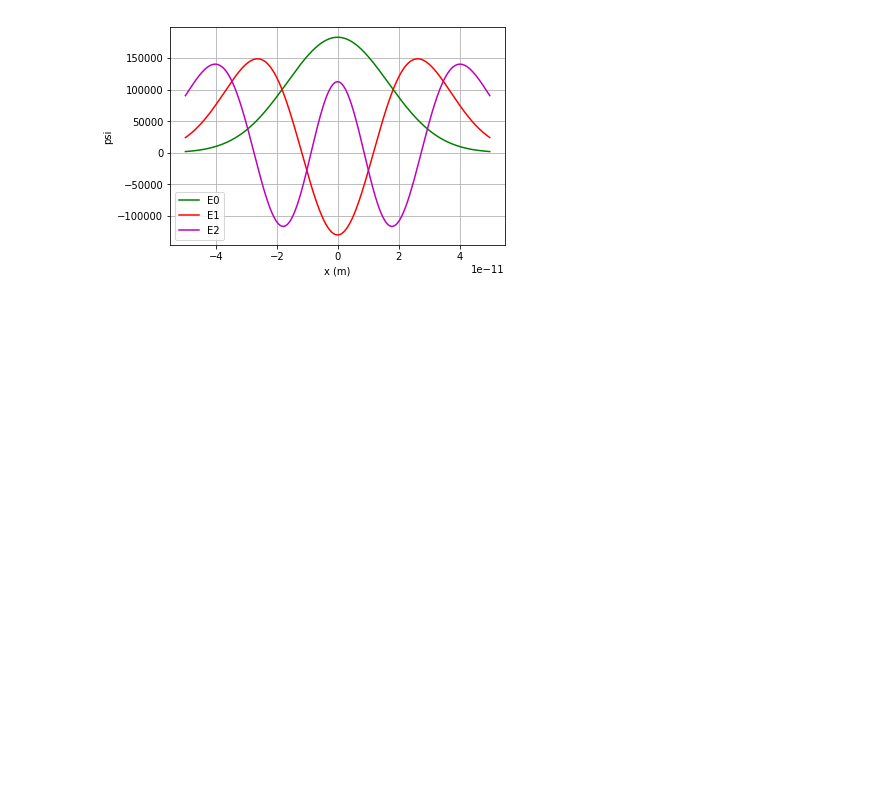
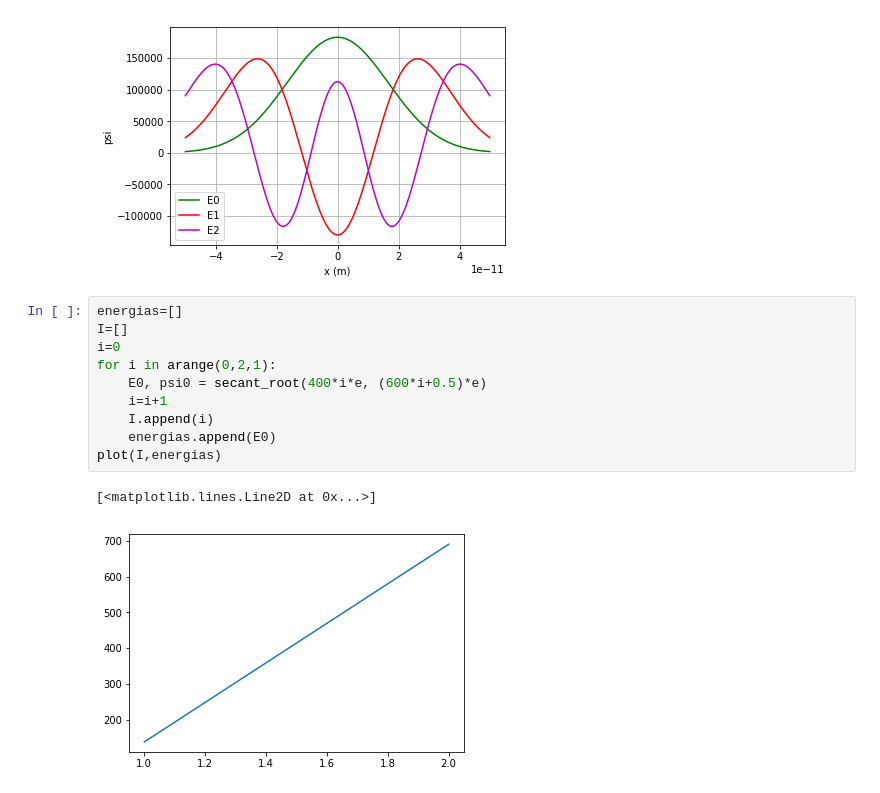
Before and after one commit to fiscompunipamplona/tll-quantum-oscill-andres050212, a Jupyter notebook: quantum_osc.ipynb, the cells around one changed output. Saved outputs shown, nothing was run; the diff lists cells and outputs as text; blank space fills up the shorter version.

```diff
--- a/quantum_osc.ipynb
+++ b/quantum_osc.ipynb
@@ -211,3 +212,16 @@ E_0 =  138.0288124160085 eV
 E_1 =  690.1440340423551 eV
 E_2 =  1242.2593011558902 eV
 [figure]
+# %%
+energias=[]
+I=[]
+i=0
+for i in arange(0,2,1):
+    E0, psi0 = secant_root(400*i*e, (600*i+0.5)*e)
+    i=i+1
+    I.append(i)
+    energias.append(E0)
+plot(I,energias)
+# %% [output]
+[<matplotlib.lines.Line2D at 0x...>]
+[figure, added]
```
Also changed, not shown: parts of 3 cells of this notebook.
